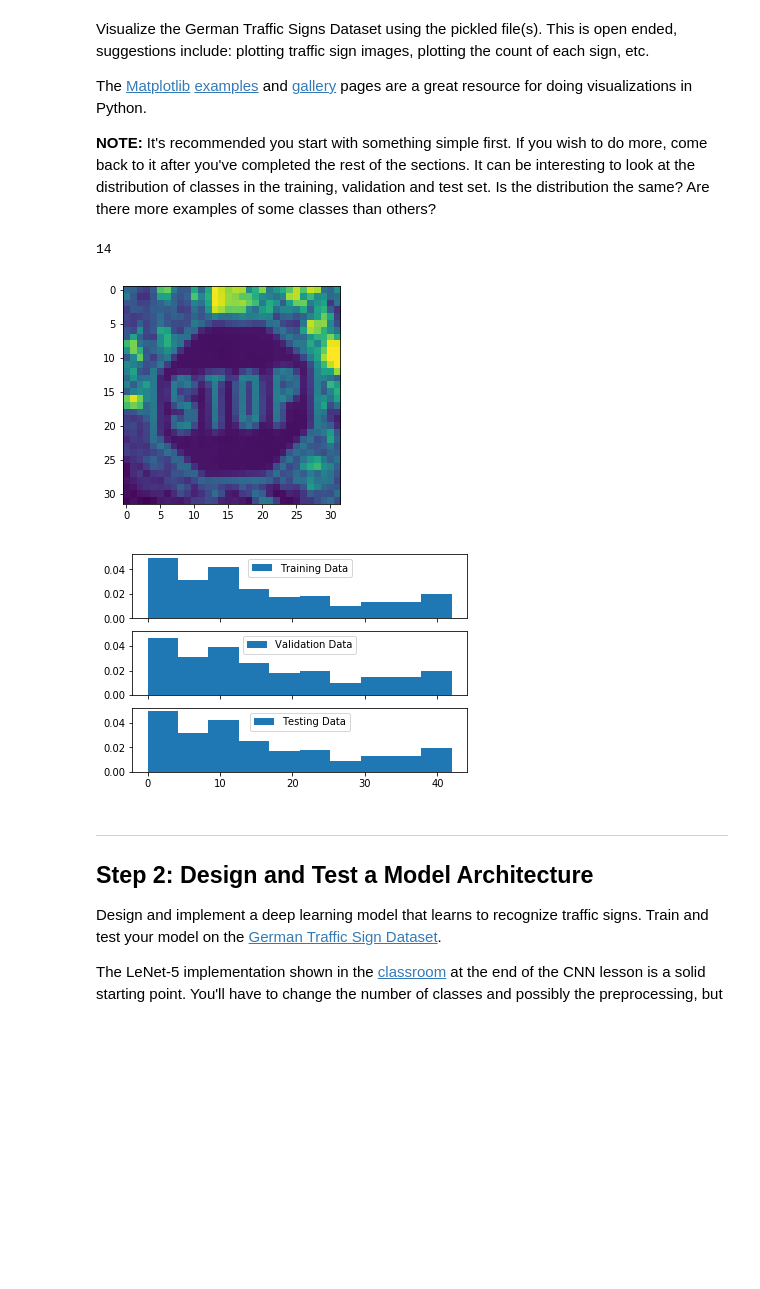
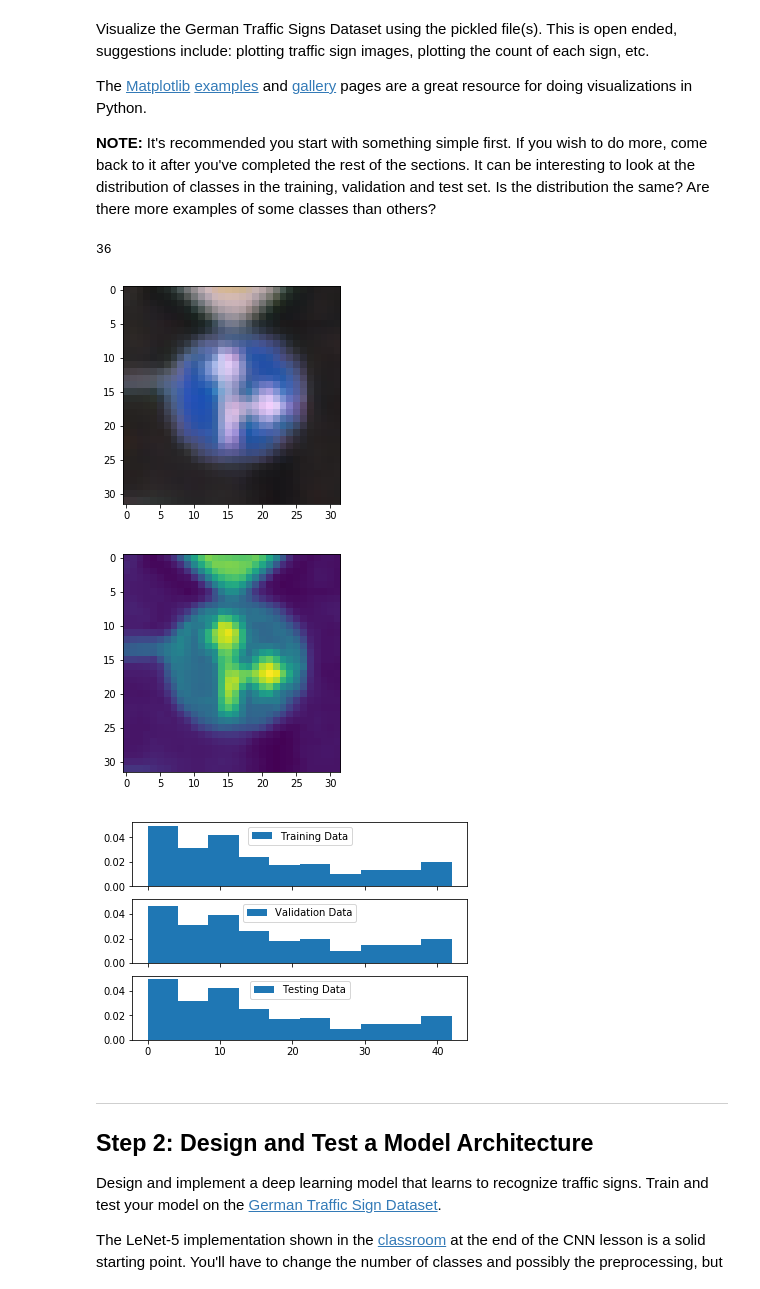
Before and after one commit to cedricxie/CarND-Traffic-Sign-Classifier-Project, a Jupyter notebook: Traffic_Sign_Classifier-Copy1.ipynb, the cells around one changed output. Saved outputs shown, nothing was run; the diff lists cells and outputs as text; code cells hidden in the pictures; blank space fills up the shorter version.

```diff
--- a/Traffic_Sign_Classifier-Copy1.ipynb
+++ b/Traffic_Sign_Classifier-Copy1.ipynb
@@ -97,30 +97,34 @@ The [Matplotlib](http://matplotlib.org/) [examples](http://matplotlib.org/exampl
 # %%
 ### Data exploration visualization code goes here.
 ### Feel free to use as many code cells as needed.
 import matplotlib.pyplot as plt
 # Visualizations will be shown in the notebook.
 %matplotlib inline
 
 index = random.randint(0, len(X_train))
 #index = 0
-image = X_train[index].squeeze()
+image = X_train[index]
 
 fig, ax = plt.subplots()
-plt.imshow(image)
+plt.imshow(image.squeeze())
+image=np.mean(image,2)
+fig, ax = plt.subplots()
+plt.imshow(image.squeeze())
 print(y_train[index])
 
 f, (ax1, ax2, ax3) = plt.subplots(3, sharex=True, sharey=True)
 ax1.hist(y_train, normed=1,label=['Training Data'])
 ax1.legend(loc='upper center')
 ax2.hist(y_valid, normed=1,label=['Validation Data'])
 ax2.legend(loc='upper center')
 ax3.hist(y_test, normed=1,label=['Testing Data'])
 ax3.legend(loc='upper center')
 plt.show()
 # %% [output]
-14
+36
-[figure, old version]
+[figure, new version]
-[figure, old version]
+[figure, new version]
+[figure, added]
 # %% [markdown]
 ----
 
```
Also changed, not shown: parts of 1 cell of this notebook, 6 other files.
